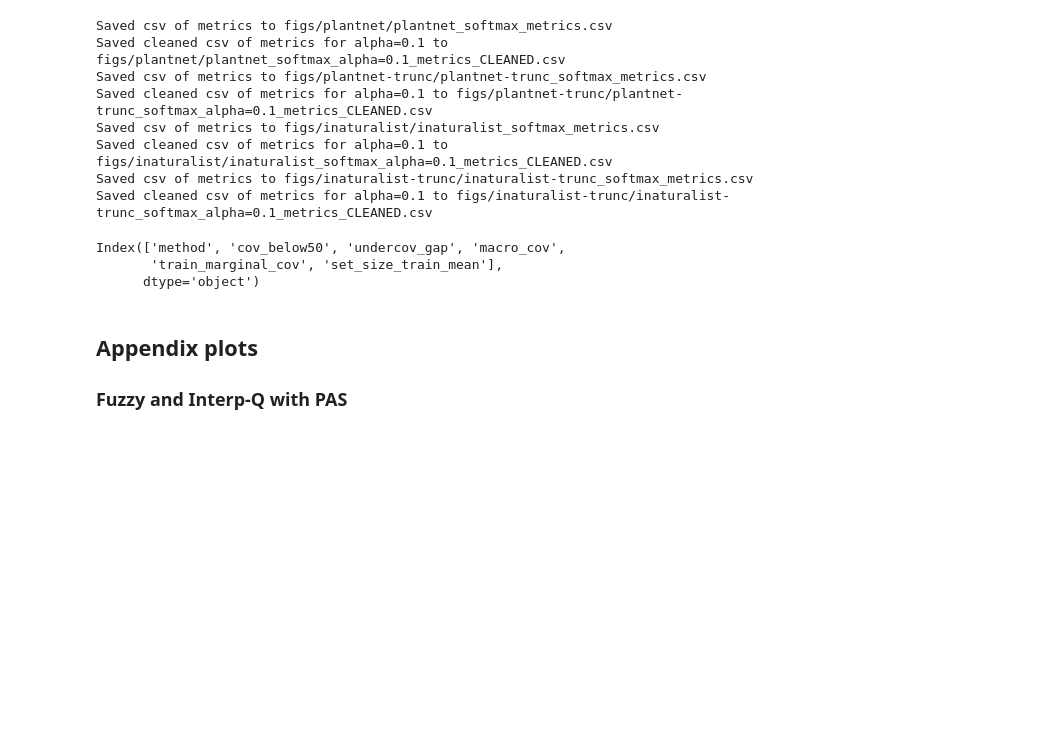
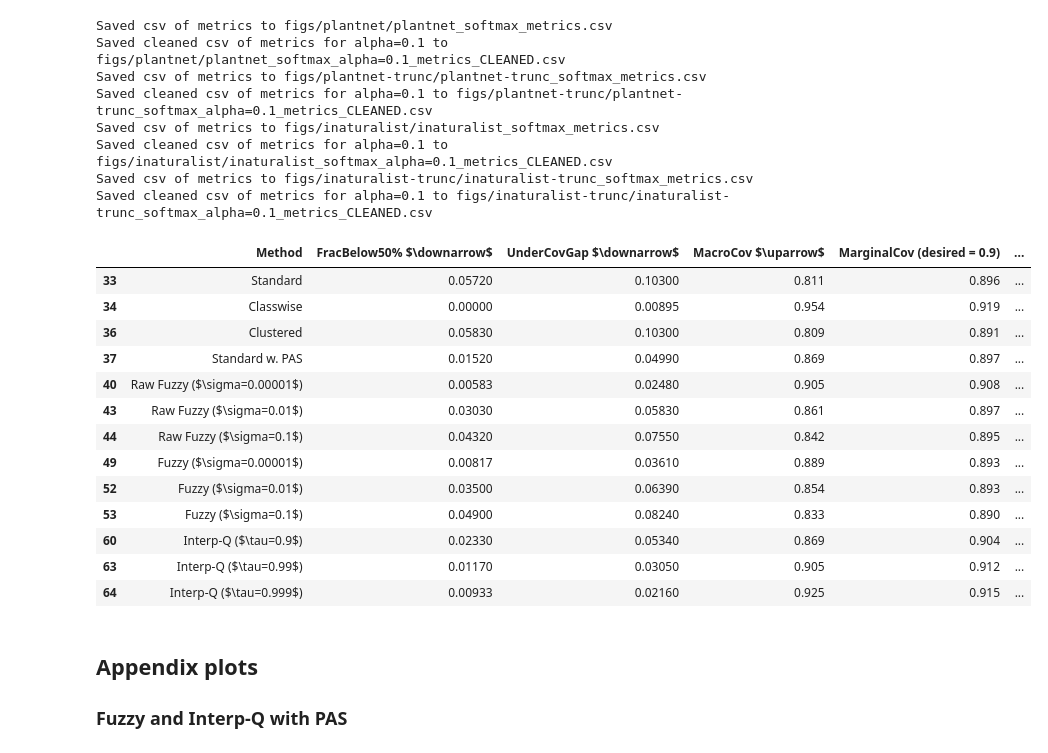
Before and after one commit to tiffanyding/long-tail-conformal, a Jupyter notebook: notebooks/pareto_plots.ipynb, the cells around one changed output. Saved outputs shown, nothing was run; the diff lists cells and outputs as text; code cells hidden in the pictures; blank space fills up the shorter version.

```diff
--- a/notebooks/pareto_plots.ipynb
+++ b/notebooks/pareto_plots.ipynb
@@ -512,11 +521,22 @@ Saved cleaned csv of metrics for alpha=0.1 to figs/inaturalist/inaturalist_softm
 Saved csv of metrics to figs/inaturalist-trunc/inaturalist-trunc_softmax_metrics.csv
 Saved cleaned csv of metrics for alpha=0.1 to figs/inaturalist-trunc/inaturalist-trunc_softmax_alpha=0.1_metrics_CLEANED.csv
 # %%
-df.columns
+df
 # %% [output]
-Index(['method', 'cov_below50', 'undercov_gap', 'macro_cov',
-       'train_marginal_cov', 'set_size_train_mean'],
-      dtype='object')
+|  | Method | FracBelow50% $\downarrow$ | UnderCovGap $\downarrow$ | MacroCov $\uparrow$ | MarginalCov (desired = 0.9) | ... |
+| 33 | Standard | 0.05720 | 0.10300 | 0.811 | 0.896 | ... |
+| 34 | Classwise | 0.00000 | 0.00895 | 0.954 | 0.919 | ... |
+| 36 | Clustered | 0.05830 | 0.10300 | 0.809 | 0.891 | ... |
+| 37 | Standard w. PAS | 0.01520 | 0.04990 | 0.869 | 0.897 | ... |
+| 40 | Raw Fuzzy ($\sigma=0.00001$) | 0.00583 | 0.02480 | 0.905 | 0.908 | ... |
+| 43 | Raw Fuzzy ($\sigma=0.01$) | 0.03030 | 0.05830 | 0.861 | 0.897 | ... |
+| 44 | Raw Fuzzy ($\sigma=0.1$) | 0.04320 | 0.07550 | 0.842 | 0.895 | ... |
+| 49 | Fuzzy ($\sigma=0.00001$) | 0.00817 | 0.03610 | 0.889 | 0.893 | ... |
+| 52 | Fuzzy ($\sigma=0.01$) | 0.03500 | 0.06390 | 0.854 | 0.893 | ... |
+| 53 | Fuzzy ($\sigma=0.1$) | 0.04900 | 0.08240 | 0.833 | 0.890 | ... |
+| 60 | Interp-Q ($\tau=0.9$) | 0.02330 | 0.05340 | 0.869 | 0.904 | ... |
+| 63 | Interp-Q ($\tau=0.99$) | 0.01170 | 0.03050 | 0.905 | 0.912 | ... |
+| 64 | Interp-Q ($\tau=0.999$) | 0.00933 | 0.02160 | 0.925 | 0.915 | ... |
 # %% [markdown]
 ## Appendix plots
 
```
Also changed, not shown: parts of 9 cells of this notebook, 8 other files.
